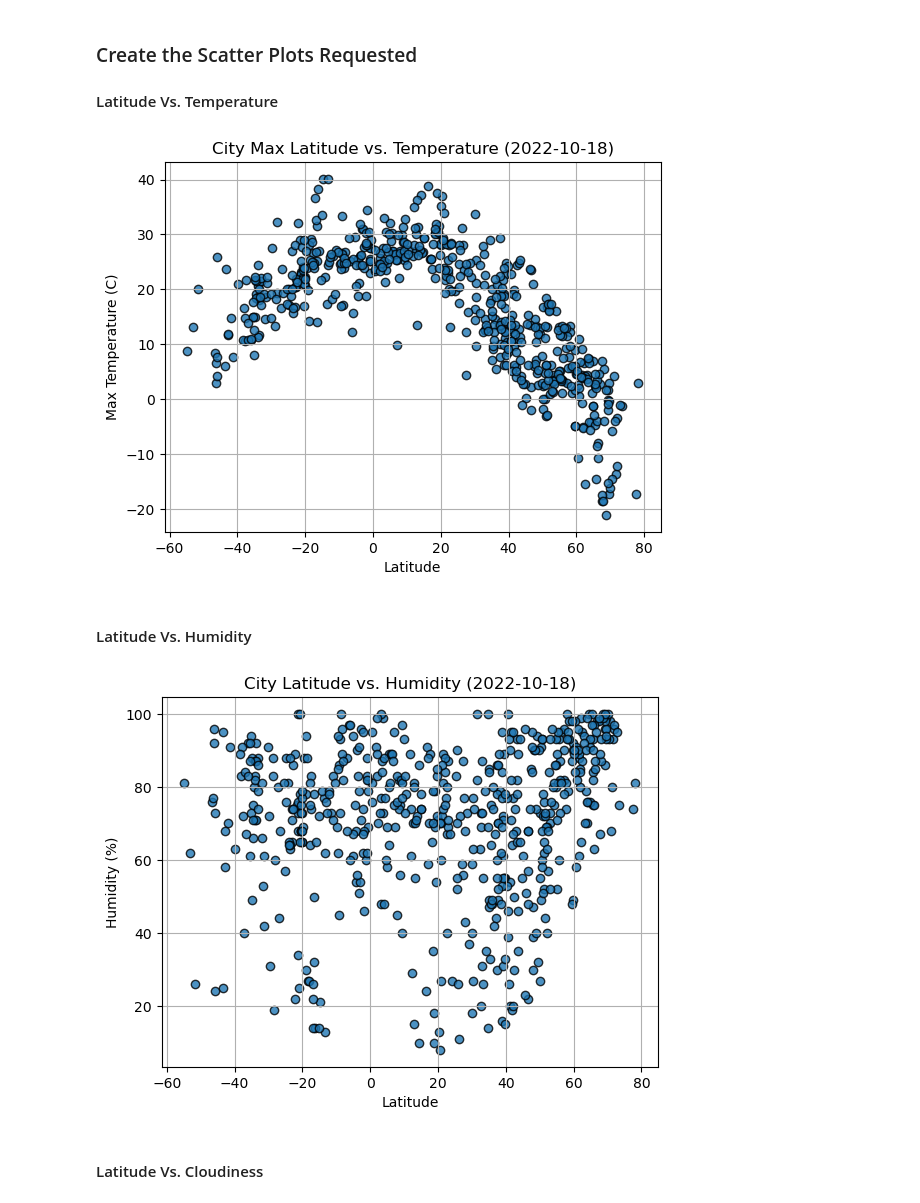
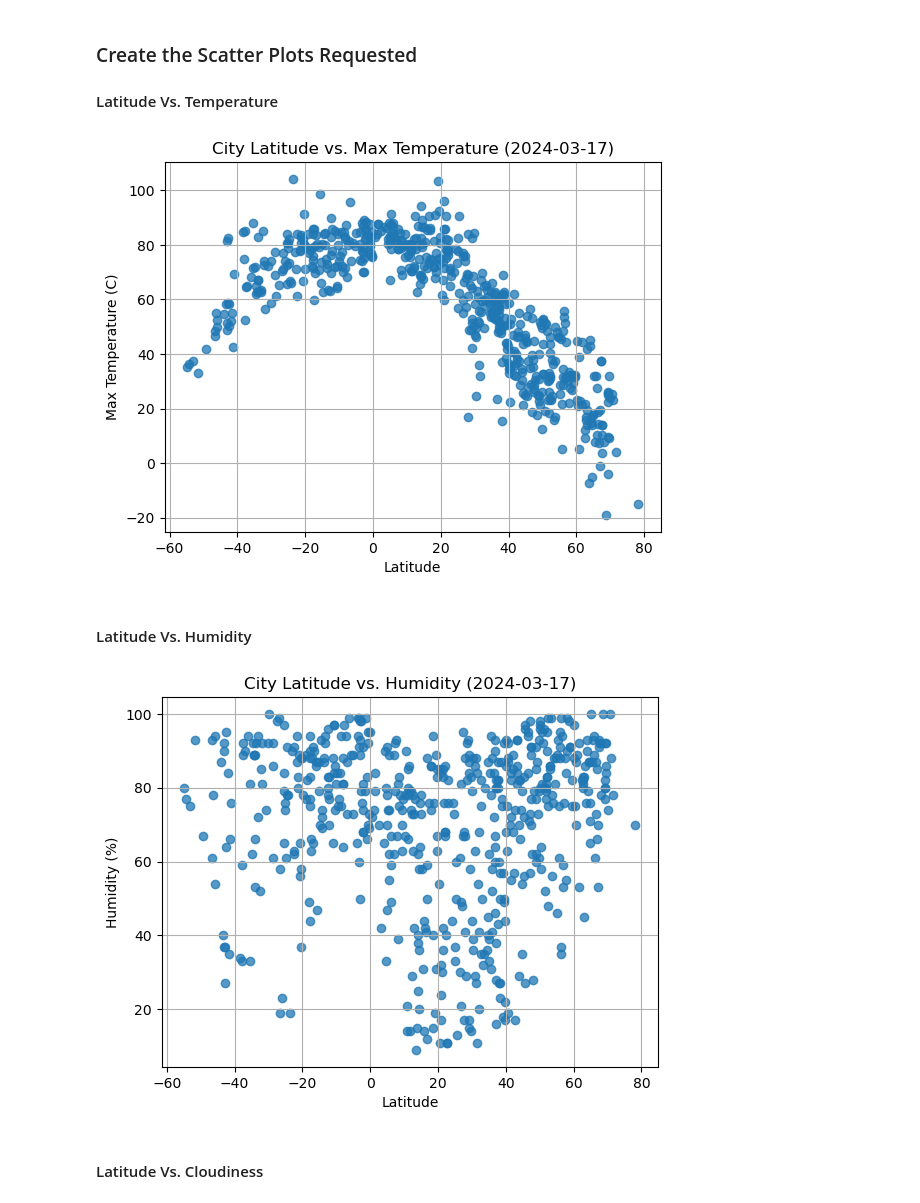
Before and after one commit to musicace17/Python-API-Challenge, a Jupyter notebook: WeatherPy/WeatherPy.ipynb, the cells around one changed output. Saved outputs shown, nothing was run; the diff lists cells and outputs as text; code cells hidden in the pictures.

```diff
--- a/WeatherPy/WeatherPy.ipynb
+++ b/WeatherPy/WeatherPy.ipynb
@@ -186,12 +194,24 @@ city_data_df.head()
 ### Create the Scatter Plots Requested
 
 #### Latitude Vs. Temperature
+# %%
+# store the columns needed to variables to pull in visualizations
+lats = city_data_df['Lat']
+max_temps = city_data_df['Max Temp']
+humidities = city_data_df['Humidity']
+clouds = city_data_df['Cloudiness']
+wind_speeds = city_data_df['Wind Speed']
 # %%
 # Build scatter plot for latitude vs. temperature
-# YOUR CODE HERE
+plt.scatter(lats,
+            max_temps,
+            alpha=0.75)
 
 # Incorporate the other graph properties
-# YOUR CODE HERE
+plt.title("City Latitude vs. Max Temperature (2024-03-17)")
+plt.ylabel("Max Temperature (C)")
+plt.xlabel("Latitude")
+plt.grid(True)
 
 # Save the figure
 plt.savefig("output_data/Fig1.png")
@@ -199,23 +219,29 @@ plt.savefig("output_data/Fig1.png")
 # Show plot
 plt.show()
 # %% [output]
-[figure, old version]
+[figure, new version]
 # %% [markdown]
 #### Latitude Vs. Humidity
 # %%
 # Build the scatter plots for latitude vs. humidity
-# YOUR CODE HERE
+plt.scatter(lats,
+            humidities,
+            alpha=0.75)
+
 
 # Incorporate the other graph properties
-# YOUR CODE HERE
+plt.title("City Latitude vs. Humidity (2024-03-17)")
+plt.ylabel("Humidity (%)")
+plt.xlabel("Latitude")
+plt.grid(True)
 
 # Save the figure
 plt.savefig("output_data/Fig2.png")
 
 # Show plot
 plt.show()
 # %% [output]
-[figure, old version]
+[figure, new version]
 # %% [markdown]
 #### Latitude Vs. Cloudiness
 # %%
```
Also changed, not shown: parts of 7 cells of this notebook, 5 other files.
